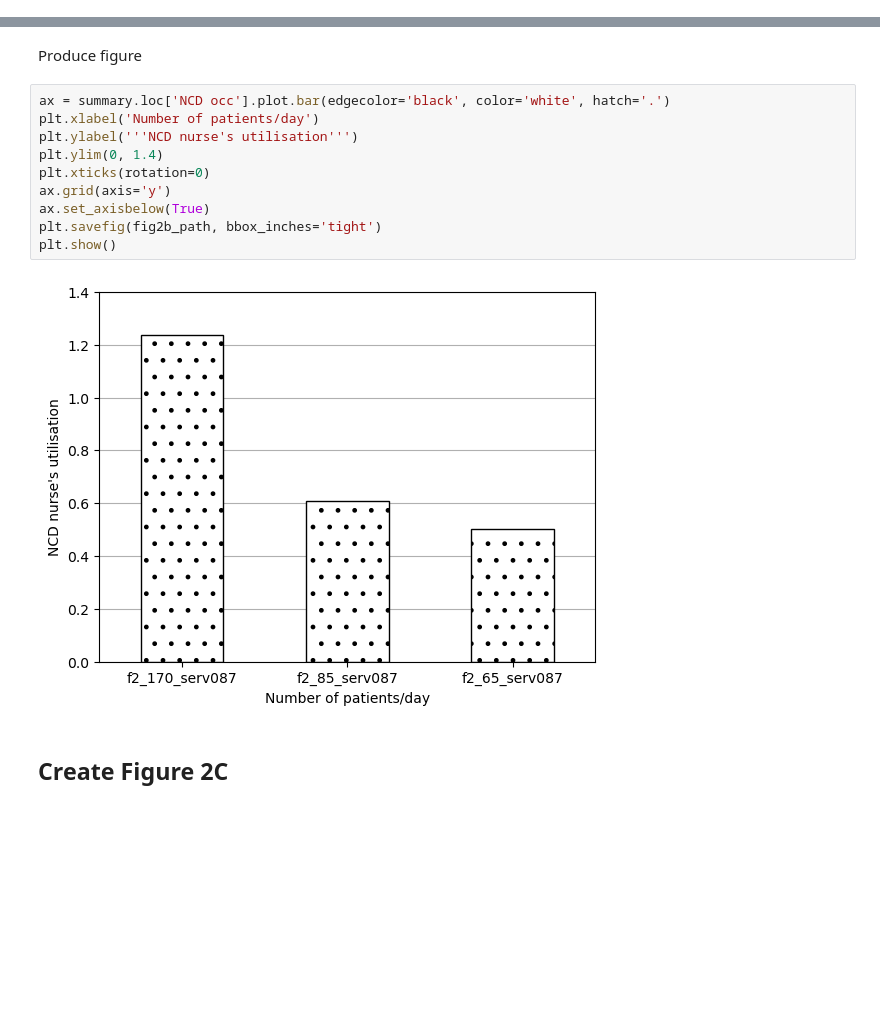
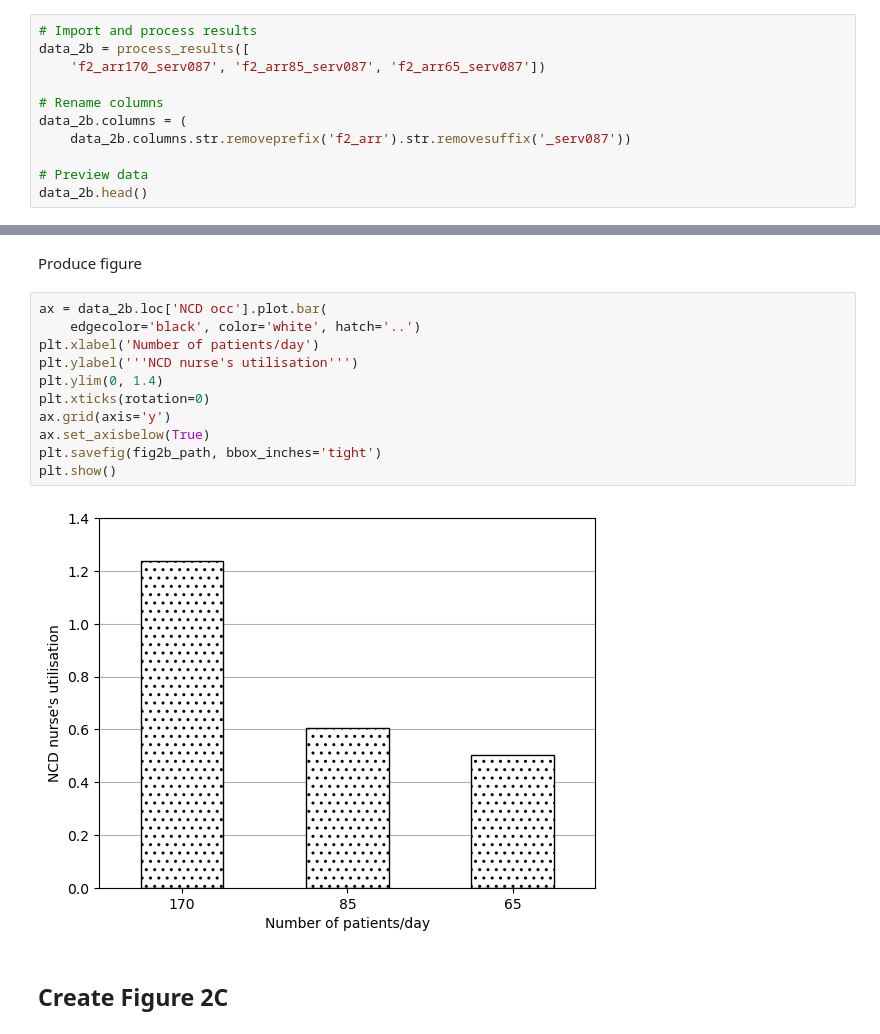
Before and after one commit to pythonhealthdatascience/stars-reproduce-shoaib-2022, a Jupyter notebook: reproduction/reproduce_fig2.ipynb, the cells around one changed output, grey strips where cells are left out. Cells and saved outputs as stored; diff of their text form; blank space fills up the shorter version.

```diff
--- a/reproduction/reproduce_fig2.ipynb
+++ b/reproduction/reproduce_fig2.ipynb
@@ -179,0 +273,11 @@ summary = pd.concat(result_list, axis=1)
+# %%
+# Import and process results
+data_2b = process_results([
+    'f2_arr170_serv087', 'f2_arr85_serv087', 'f2_arr65_serv087'])
+
+# Rename columns
+data_2b.columns = (
+    data_2b.columns.str.removeprefix('f2_arr').str.removesuffix('_serv087'))
+
+# Preview data
+data_2b.head()
@@ -180,17 +291,18 @@ summary = pd.concat(result_list, axis=1)
 # %% [markdown]
 Produce figure
 # %%
-ax = summary.loc['NCD occ'].plot.bar(edgecolor='black', color='white', hatch='.')
+ax = data_2b.loc['NCD occ'].plot.bar(
+    edgecolor='black', color='white', hatch='..')
 plt.xlabel('Number of patients/day')
 plt.ylabel('''NCD nurse's utilisation''')
 plt.ylim(0, 1.4)
 plt.xticks(rotation=0)
 ax.grid(axis='y')
 ax.set_axisbelow(True)
 plt.savefig(fig2b_path, bbox_inches='tight')
 plt.show()
 # %% [output]
-[figure, old version]
+[figure, new version]
 # %% [markdown]
 ## Create Figure 2C
 # %% [markdown]
```
Also changed, not shown: parts of 19 cells of this notebook, 5 other files.
